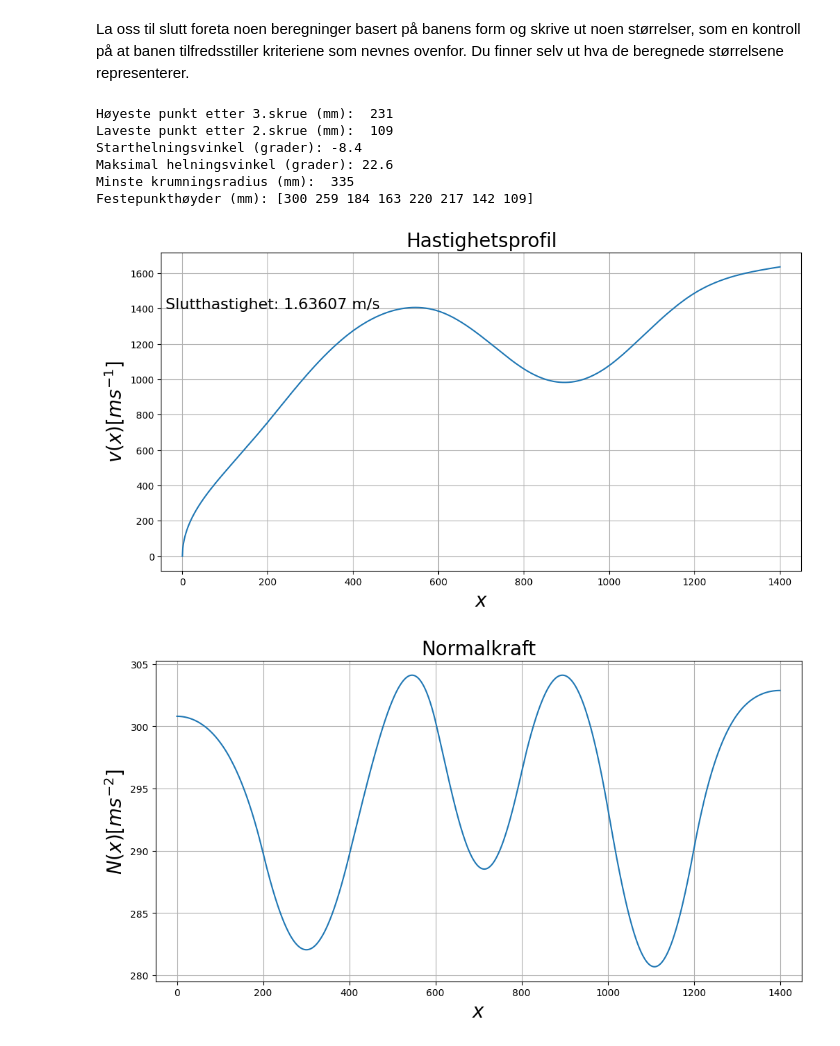
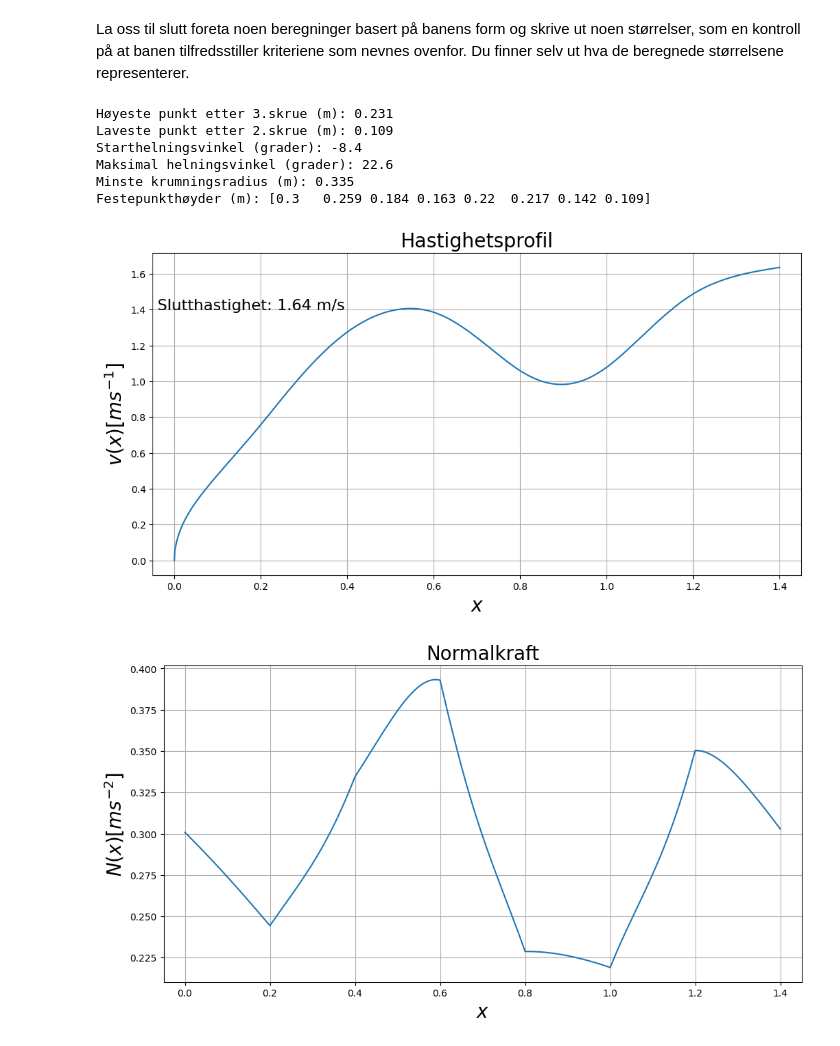
Before and after one commit to Lorangs/FysikkLab, a Jupyter notebook: baneform_V23.ipynb, the cells around one changed output. Drawn from its saved outputs; the diff is of its cells as text; code cells hidden in the pictures.

```diff
--- a/baneform_V23.ipynb
+++ b/baneform_V23.ipynb
@@ -98,6 +98,21 @@ plt.show()
 La oss til slutt foreta noen beregninger basert på banens form og skrive ut
 noen størrelser, som en kontroll på at banen tilfredsstiller kriteriene som nevnes ovenfor. Du finner selv ut hva de beregnede størrelsene representerer.
 # %%
+h = 200
+xfast=np.asarray([0,1,2,3,4,5,6,7])*h/1000
+
+xmin = 0
+xmax = 1401
+dx = 1
+x = np.arange(xmin,xmax,dx)/1000
+
+yfast = np.array([300, 259, 184, 163, 220, 217, 142, 109])/1000
+
+cs = CubicSpline(xfast,yfast,bc_type='natural')
+y = cs(x)
+dy = cs(x,1)
+d2y = cs(x,2)
+
 y37 = y[400:1400]
 y27 = y[200:1400]
 y37min = np.min(y37)
@@ -112,49 +127,56 @@ betadeg = beta*180/np.pi
 startvinkel = betadeg[0]
 maksvinkel = np.max(np.abs(betadeg))
 
-print('Høyeste punkt etter 3.skrue (mm): %4.0f' %y37max)
-print('Laveste punkt etter 2.skrue (mm): %4.0f' %y27min)
+print('Høyeste punkt etter 3.skrue (m): %4.3f' %y37max)
+print('Laveste punkt etter 2.skrue (m): %4.3f' %y27min)
 print('Starthelningsvinkel (grader): %4.1f' %startvinkel)
 print('Maksimal helningsvinkel (grader): %4.1f' %maksvinkel)
-print('Minste krumningsradius (mm): %4.0f' %Rmin)
-print('Festepunkthøyder (mm):', yfast)
+print('Minste krumningsradius (m): %4.3f' %Rmin)
+print('Festepunkthøyder (m):', yfast)
+
+# Høyeste punkt etter 3.skrue (mm):  231
+# Laveste punkt etter 2.skrue (mm):  109
+# Starthelningsvinkel (grader): -8.4
+# Maksimal helningsvinkel (grader): 22.6
+# Minste krumningsradius (mm):  335
+# Festepunkthøyder (mm): [300 259 184 163 220 217 142 109]
 # %% [output]
-Høyeste punkt etter 3.skrue (mm):  231
-Laveste punkt etter 2.skrue (mm):  109
+Høyeste punkt etter 3.skrue (m): 0.231
+Laveste punkt etter 2.skrue (m): 0.109
 Starthelningsvinkel (grader): -8.4
 Maksimal helningsvinkel (grader): 22.6
-Minste krumningsradius (mm):  335
-Festepunkthøyder (mm): [300 259 184 163 220 217 142 109]
+Minste krumningsradius (m): 0.335
+Festepunkthøyder (m): [0.3   0.259 0.184 0.163 0.22  0.217 0.142 0.109]
 # %%
-g = 9.81*10**3
+g = 9.81
 c = 2/5
 m = 0.031
 
 
 hastighet = np.sqrt(2*g*(y[0]-y)/(1+c))
 
 hastighetsProfil = plt.figure('v(x)',figsize=(12,6))
 plt.plot(x,hastighet)
 plt.title('Hastighetsprofil', fontsize=20)
 plt.xlabel('$x$',fontsize=20)
 plt.ylabel('$v(x) [ms^{-1}]$',fontsize=20)
-plt.text(-40, 1400, f"Slutthastighet: {np.round(hastighet[-1], 2)/1000} m/s", fontsize=16)
-plt.xlim(-50,1450)
+plt.text(-0.040, 1.400, f"Slutthastighet: {np.round(hastighet[-1], 2)} m/s", fontsize=16)
+plt.xlim(-0.050,1.450)
 plt.grid()
 plt.show()
 
 
 akselerasjon = d2y/(1+dy**2)**1.5
 normalkraft = m*(g*np.cos(beta) + akselerasjon)
 normalkraftProfil = plt.figure('N(x)',figsize=(12,6))
 plt.plot(x, normalkraft)
 plt.title('Normalkraft', fontsize=20)
 plt.xlabel('$x$',fontsize=20)
 plt.ylabel('$N(x) [ms^{-2}]$',fontsize=20)
 #plt.ylim(0,300)
-plt.xlim(-50,1450)
+plt.xlim(-0.050,1.450)
 plt.grid()
 plt.show()
 # %% [output]
-[figure, old version]
+[figure, new version]
-[figure, old version]
+[figure, new version]
```
